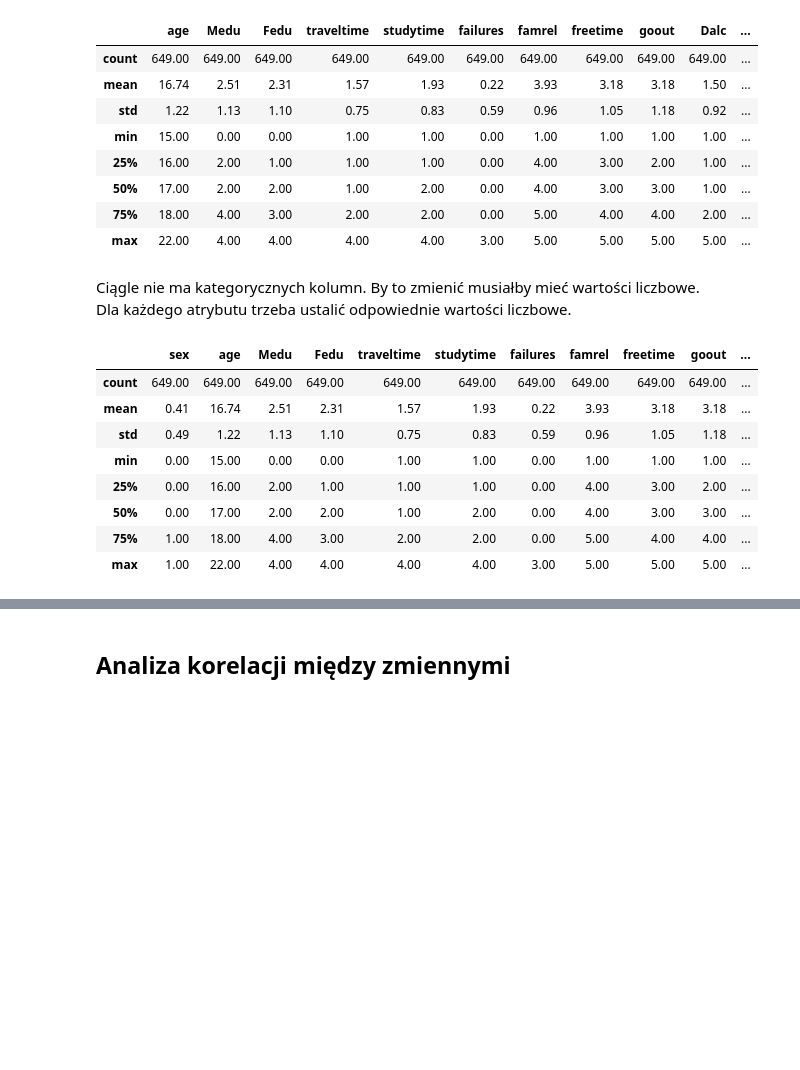
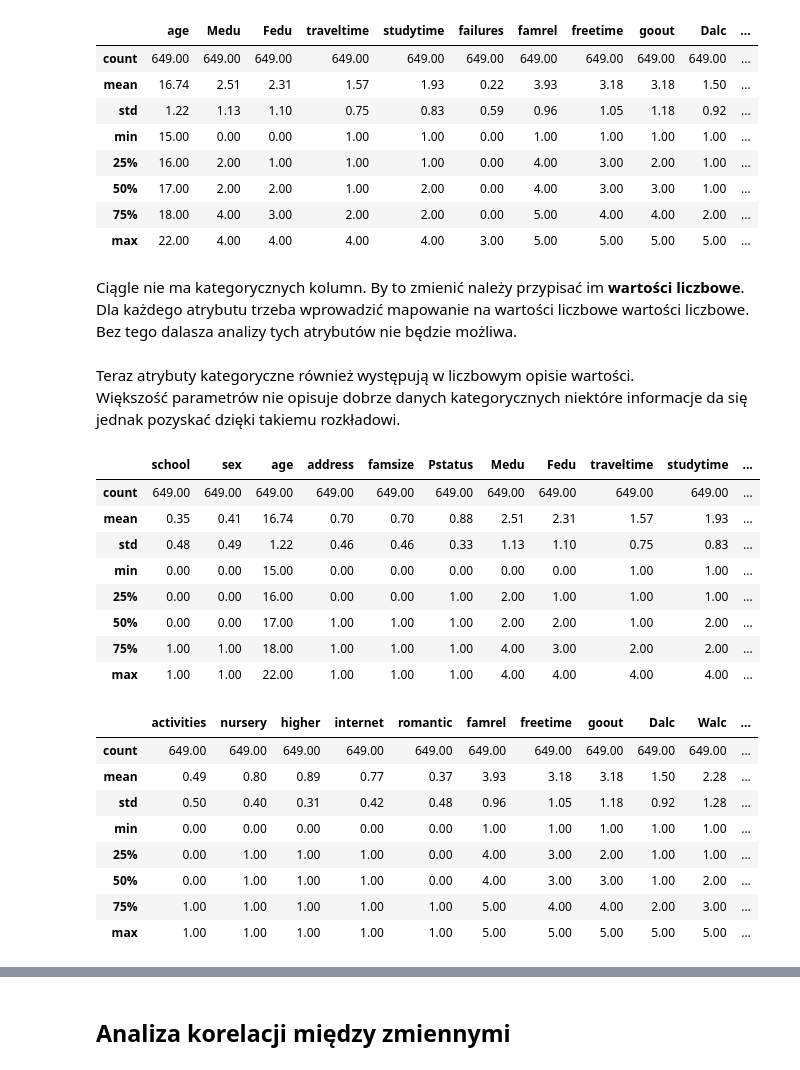
Before and after one commit to SiwyKrzysiek/przewidywanie-ocen, a Jupyter notebook: Realizacja projektu.ipynb, the cells around one changed output, grey strips where cells are left out. Saved outputs shown, nothing was run; the diff lists cells and outputs as text; code cells hidden in the pictures; blank space fills up the shorter version.

Commit message:
Dodanie brakujących atrybutów

```diff
--- a/Realizacja projektu.ipynb
+++ b/Realizacja projektu.ipynb
@@ -130,20 +132,6 @@ df.describe()
 | 75% | 18.00 | 4.00 | 3.00 | 2.00 | 2.00 | 0.00 | 5.00 | 4.00 | 4.00 | 2.00 | ... |
 | max | 22.00 | 4.00 | 4.00 | 4.00 | 4.00 | 3.00 | 5.00 | 5.00 | 5.00 | 5.00 | ... |
 # %% [markdown]
-Ciągle nie ma kategorycznych kolumn. By to zmienić musiałby mieć wartości liczbowe.
-Dla każdego atrybutu trzeba ustalić odpowiednie wartości liczbowe.
+Ciągle nie ma kategorycznych kolumn. By to zmienić należy przypisać im **wartości liczbowe**.
+Dla każdego atrybutu trzeba wprowadzić mapowanie na wartości liczbowe wartości liczbowe.
+Bez tego dalasza analizy tych atrybutów nie będzie możliwa.
-# %%
-df.sex.cat.categories = [0, 1]
-df.sex = df.sex.astype('float')
-
-df.describe()
-# %% [output]
-|  | sex | age | Medu | Fedu | traveltime | studytime | failures | famrel | freetime | goout | ... |
-| count | 649.00 | 649.00 | 649.00 | 649.00 | 649.00 | 649.00 | 649.00 | 649.00 | 649.00 | 649.00 | ... |
-| mean | 0.41 | 16.74 | 2.51 | 2.31 | 1.57 | 1.93 | 0.22 | 3.93 | 3.18 | 3.18 | ... |
-| std | 0.49 | 1.22 | 1.13 | 1.10 | 0.75 | 0.83 | 0.59 | 0.96 | 1.05 | 1.18 | ... |
-| min | 0.00 | 15.00 | 0.00 | 0.00 | 1.00 | 1.00 | 0.00 | 1.00 | 1.00 | 1.00 | ... |
-| 25% | 0.00 | 16.00 | 2.00 | 1.00 | 1.00 | 1.00 | 0.00 | 4.00 | 3.00 | 2.00 | ... |
-| 50% | 0.00 | 17.00 | 2.00 | 2.00 | 1.00 | 2.00 | 0.00 | 4.00 | 3.00 | 3.00 | ... |
-| 75% | 1.00 | 18.00 | 4.00 | 3.00 | 2.00 | 2.00 | 0.00 | 5.00 | 4.00 | 4.00 | ... |
-| max | 1.00 | 22.00 | 4.00 | 4.00 | 4.00 | 4.00 | 3.00 | 5.00 | 5.00 | 5.00 | ... |
@@ -149,0 +183,26 @@ df.describe()
+# %% [markdown]
+Teraz atrybuty kategoryczne również występują w liczbowym opisie wartości.
+Większość parametrów nie opisuje dobrze danych kategorycznych niektóre informacje da się jednak pozyskać dzięki takiemu rozkładowi.
+# %%
+#TODO: Zrobić jakąś ładną pentlą
+display(df.describe().iloc[:, 0:14])
+display(df.describe().iloc[:, 14:])
+# %% [output]
+|  | school | sex | age | address | famsize | Pstatus | Medu | Fedu | traveltime | studytime | ... |
+| count | 649.00 | 649.00 | 649.00 | 649.00 | 649.00 | 649.00 | 649.00 | 649.00 | 649.00 | 649.00 | ... |
+| mean | 0.35 | 0.41 | 16.74 | 0.70 | 0.70 | 0.88 | 2.51 | 2.31 | 1.57 | 1.93 | ... |
+| std | 0.48 | 0.49 | 1.22 | 0.46 | 0.46 | 0.33 | 1.13 | 1.10 | 0.75 | 0.83 | ... |
+| min | 0.00 | 0.00 | 15.00 | 0.00 | 0.00 | 0.00 | 0.00 | 0.00 | 1.00 | 1.00 | ... |
+| 25% | 0.00 | 0.00 | 16.00 | 0.00 | 0.00 | 1.00 | 2.00 | 1.00 | 1.00 | 1.00 | ... |
+| 50% | 0.00 | 0.00 | 17.00 | 1.00 | 1.00 | 1.00 | 2.00 | 2.00 | 1.00 | 2.00 | ... |
+| 75% | 1.00 | 1.00 | 18.00 | 1.00 | 1.00 | 1.00 | 4.00 | 3.00 | 2.00 | 2.00 | ... |
+| max | 1.00 | 1.00 | 22.00 | 1.00 | 1.00 | 1.00 | 4.00 | 4.00 | 4.00 | 4.00 | ... |
+|  | activities | nursery | higher | internet | romantic | famrel | freetime | goout | Dalc | Walc | ... |
+| count | 649.00 | 649.00 | 649.00 | 649.00 | 649.00 | 649.00 | 649.00 | 649.00 | 649.00 | 649.00 | ... |
+| mean | 0.49 | 0.80 | 0.89 | 0.77 | 0.37 | 3.93 | 3.18 | 3.18 | 1.50 | 2.28 | ... |
+| std | 0.50 | 0.40 | 0.31 | 0.42 | 0.48 | 0.96 | 1.05 | 1.18 | 0.92 | 1.28 | ... |
+| min | 0.00 | 0.00 | 0.00 | 0.00 | 0.00 | 1.00 | 1.00 | 1.00 | 1.00 | 1.00 | ... |
+| 25% | 0.00 | 1.00 | 1.00 | 1.00 | 0.00 | 4.00 | 3.00 | 2.00 | 1.00 | 1.00 | ... |
+| 50% | 0.00 | 1.00 | 1.00 | 1.00 | 0.00 | 4.00 | 3.00 | 3.00 | 1.00 | 2.00 | ... |
+| 75% | 1.00 | 1.00 | 1.00 | 1.00 | 1.00 | 5.00 | 4.00 | 4.00 | 2.00 | 3.00 | ... |
+| max | 1.00 | 1.00 | 1.00 | 1.00 | 1.00 | 5.00 | 5.00 | 5.00 | 5.00 | 5.00 | ... |
```
Also changed, not shown: parts of 11 cells of this notebook.
